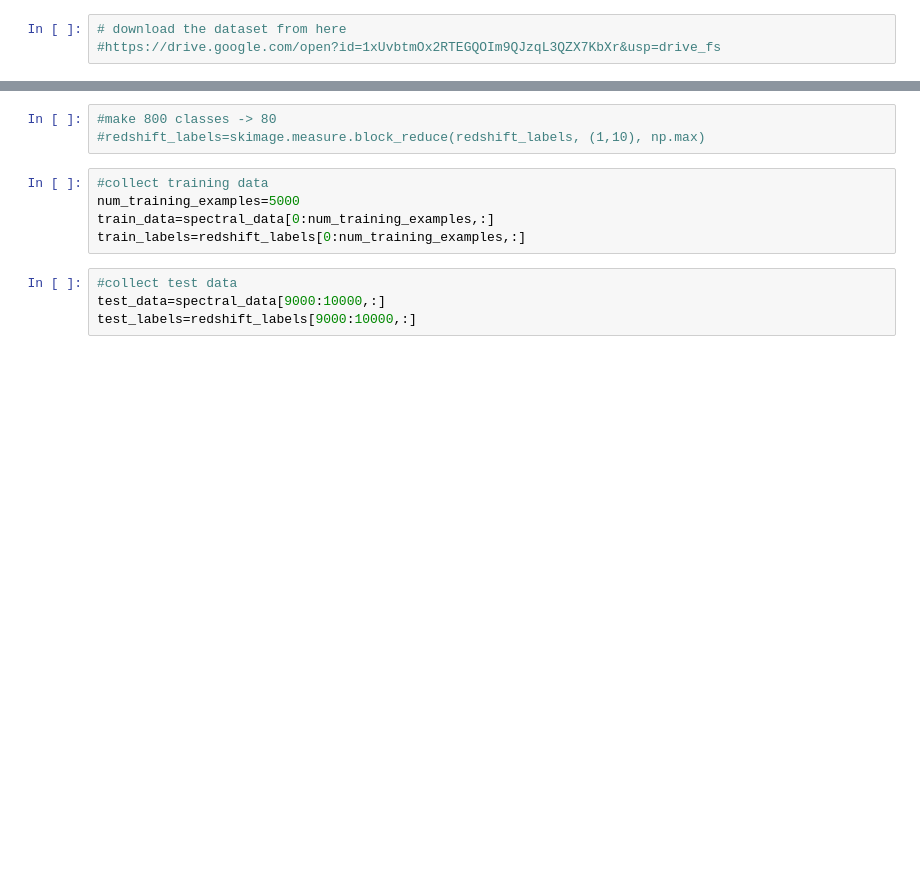
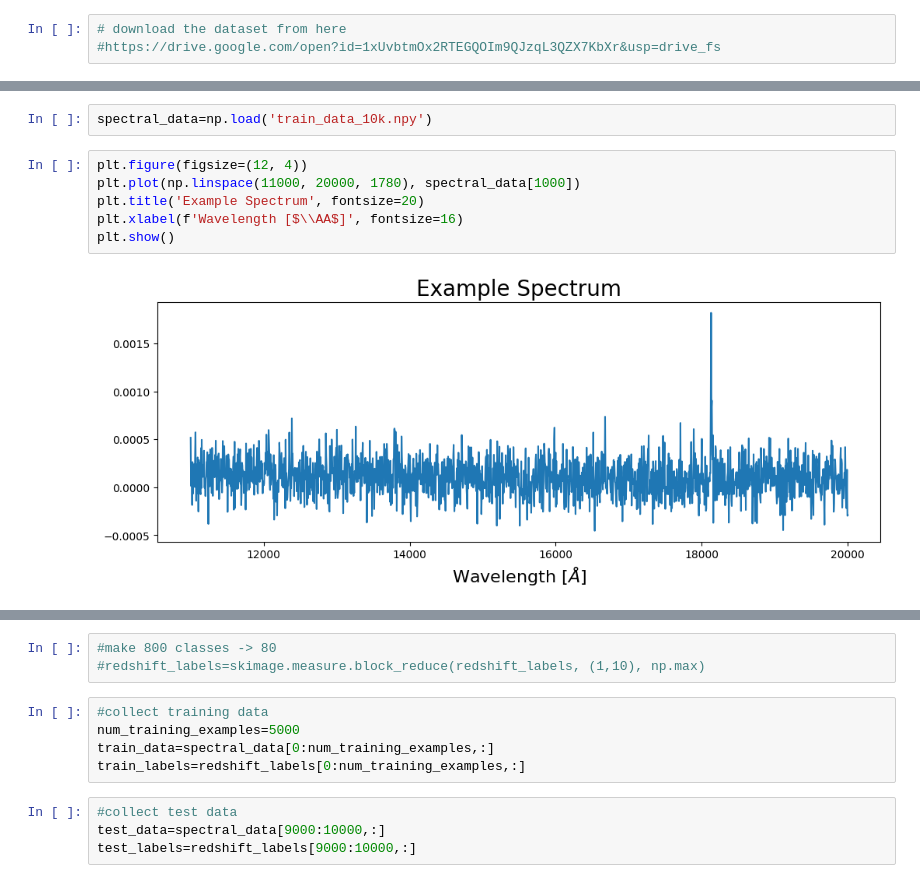
Before and after one commit to gtsagkatakis/ADAX-datathon, a Jupyter notebook: ADAX_datathon_classification.ipynb, the cells around one changed output, grey strips where cells are left out. Saved outputs shown, nothing was run; the diff lists cells and outputs as text; blank space fills up the shorter version.

```diff
--- a/ADAX_datathon_classification.ipynb
+++ b/ADAX_datathon_classification.ipynb
@@ -27,0 +28,10 @@ redshift_labels=np.load('/content/drive/MyDrive/TITAN 2023/SummerSchool2023/Data
+# %%
+spectral_data=np.load('train_data_10k.npy')
+# %%
+plt.figure(figsize=(12, 4))
+plt.plot(np.linspace(11000, 20000, 1780), spectral_data[1000])
+plt.title('Example Spectrum', fontsize=20)
+plt.xlabel(f'Wavelength [$\\AA$]', fontsize=16)
+plt.show()
+# %% [output]
+[figure, added]
```
Also changed, not shown: parts of 10 cells of this notebook.
